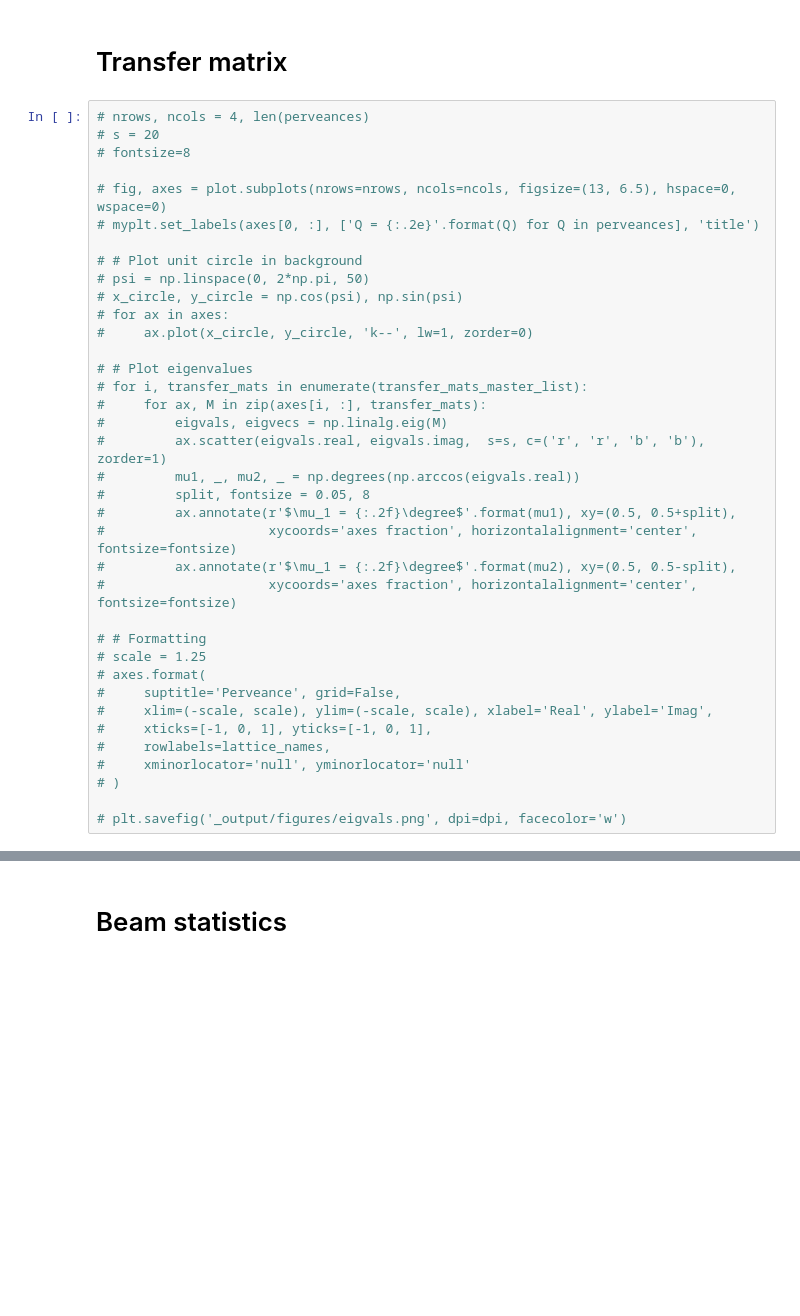
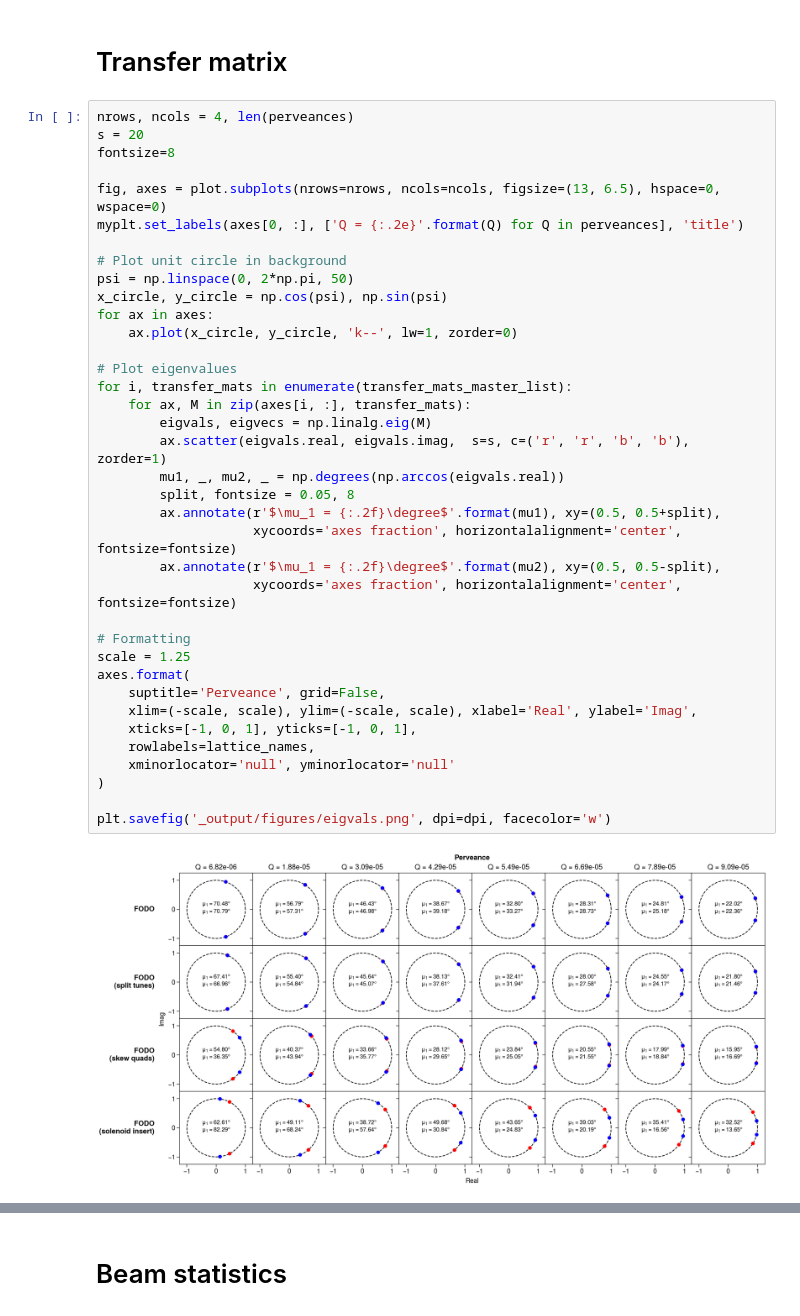
Before and after one commit to austin-hoover/accphys-tools, a Jupyter notebook: pyorbit_studies/matching/comparison/fodo_variants/analysis.ipynb, the cells around one changed output, grey strips where cells are left out. Drawn from its saved outputs; the diff is of its cells as text; blank space fills up the shorter version.

```diff
--- a/pyorbit_studies/matching/comparison/fodo_variants/analysis.ipynb
+++ b/pyorbit_studies/matching/comparison/fodo_variants/analysis.ipynb
@@ -44,40 +44,42 @@ _cycler = cycler('color', [cmap(i) for i in np.linspace(0, 1, len(perveances))])
 # %% [markdown]
 # Transfer matrix
 # %%
-# nrows, ncols = 4, len(perveances)
-# s = 20
-# fontsize=8
+nrows, ncols = 4, len(perveances)
+s = 20
+fontsize=8
 
-# fig, axes = plot.subplots(nrows=nrows, ncols=ncols, figsize=(13, 6.5), hspace=0, wspace=0)
-# myplt.set_labels(axes[0, :], ['Q = {:.2e}'.format(Q) for Q in perveances], 'title')
+fig, axes = plot.subplots(nrows=nrows, ncols=ncols, figsize=(13, 6.5), hspace=0, wspace=0)
+myplt.set_labels(axes[0, :], ['Q = {:.2e}'.format(Q) for Q in perveances], 'title')
 
-# # Plot unit circle in background
-# psi = np.linspace(0, 2*np.pi, 50)
-# x_circle, y_circle = np.cos(psi), np.sin(psi)
-# for ax in axes:
-#     ax.plot(x_circle, y_circle, 'k--', lw=1, zorder=0)
+# Plot unit circle in background
+psi = np.linspace(0, 2*np.pi, 50)
+x_circle, y_circle = np.cos(psi), np.sin(psi)
+for ax in axes:
+    ax.plot(x_circle, y_circle, 'k--', lw=1, zorder=0)
 
-# # Plot eigenvalues
-# for i, transfer_mats in enumerate(transfer_mats_master_list):
-#     for ax, M in zip(axes[i, :], transfer_mats):
-#         eigvals, eigvecs = np.linalg.eig(M)
-#         ax.scatter(eigvals.real, eigvals.imag,  s=s, c=('r', 'r', 'b', 'b'), zorder=1)
-#         mu1, _, mu2, _ = np.degrees(np.arccos(eigvals.real))
-#         split, fontsize = 0.05, 8
-#         ax.annotate(r'$\mu_1 = {:.2f}\degree$'.format(mu1), xy=(0.5, 0.5+split),
-#                     xycoords='axes fraction', horizontalalignment='center', fontsize=fontsize)
-#         ax.annotate(r'$\mu_1 = {:.2f}\degree$'.format(mu2), xy=(0.5, 0.5-split),
-#                     xycoords='axes fraction', horizontalalignment='center', fontsize=fontsize)
+# Plot eigenvalues
+for i, transfer_mats in enumerate(transfer_mats_master_list):
+    for ax, M in zip(axes[i, :], transfer_mats):
+        eigvals, eigvecs = np.linalg.eig(M)
+        ax.scatter(eigvals.real, eigvals.imag,  s=s, c=('r', 'r', 'b', 'b'), zorder=1)
+        mu1, _, mu2, _ = np.degrees(np.arccos(eigvals.real))
+        split, fontsize = 0.05, 8
+        ax.annotate(r'$\mu_1 = {:.2f}\degree$'.format(mu1), xy=(0.5, 0.5+split),
+                    xycoords='axes fraction', horizontalalignment='center', fontsize=fontsize)
+        ax.annotate(r'$\mu_1 = {:.2f}\degree$'.format(mu2), xy=(0.5, 0.5-split),
+                    xycoords='axes fraction', horizontalalignment='center', fontsize=fontsize)
 
-# # Formatting
-# scale = 1.25
-# axes.format(
-#     suptitle='Perveance', grid=False,
-#     xlim=(-scale, scale), ylim=(-scale, scale), xlabel='Real', ylabel='Imag',
-#     xticks=[-1, 0, 1], yticks=[-1, 0, 1],
-#     rowlabels=lattice_names,
-#     xminorlocator='null', yminorlocator='null'
-# )
+# Formatting
+scale = 1.25
+axes.format(
+    suptitle='Perveance', grid=False,
+    xlim=(-scale, scale), ylim=(-scale, scale), xlabel='Real', ylabel='Imag',
+    xticks=[-1, 0, 1], yticks=[-1, 0, 1],
+    rowlabels=lattice_names,
+    xminorlocator='null', yminorlocator='null'
+)
 
-# plt.savefig('_output/figures/eigvals.png', dpi=dpi, facecolor='w')
+plt.savefig('_output/figures/eigvals.png', dpi=dpi, facecolor='w')
+# %% [output]
+[figure, added]
 # %%
```
Also changed, not shown: parts of 7 cells of this notebook.
